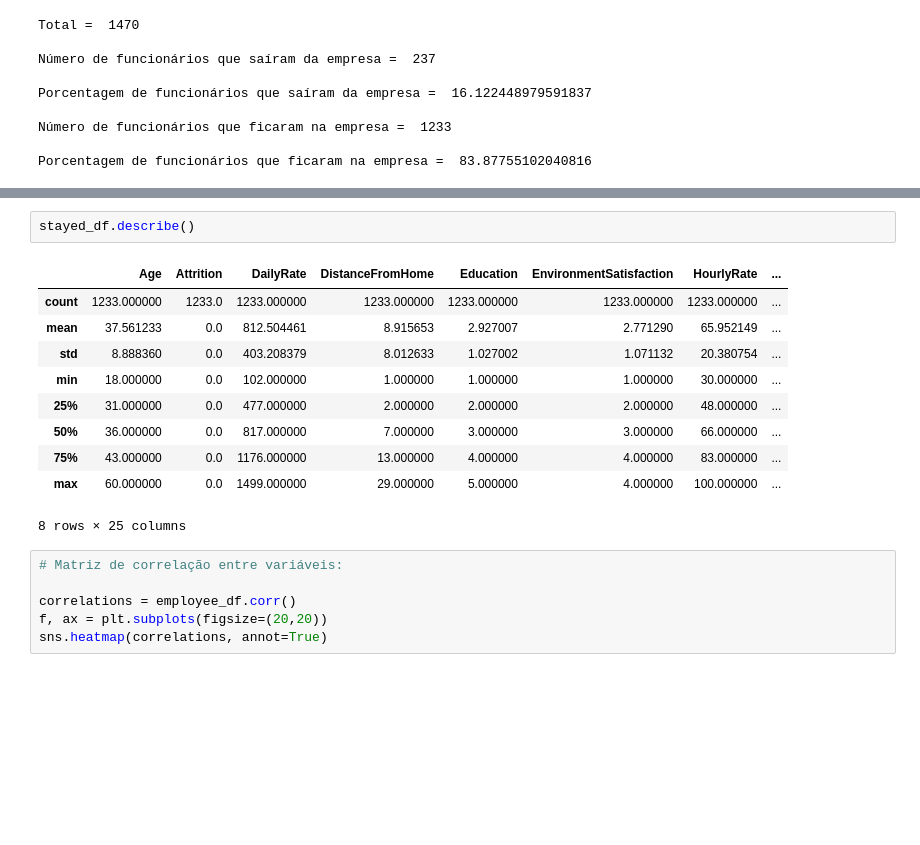
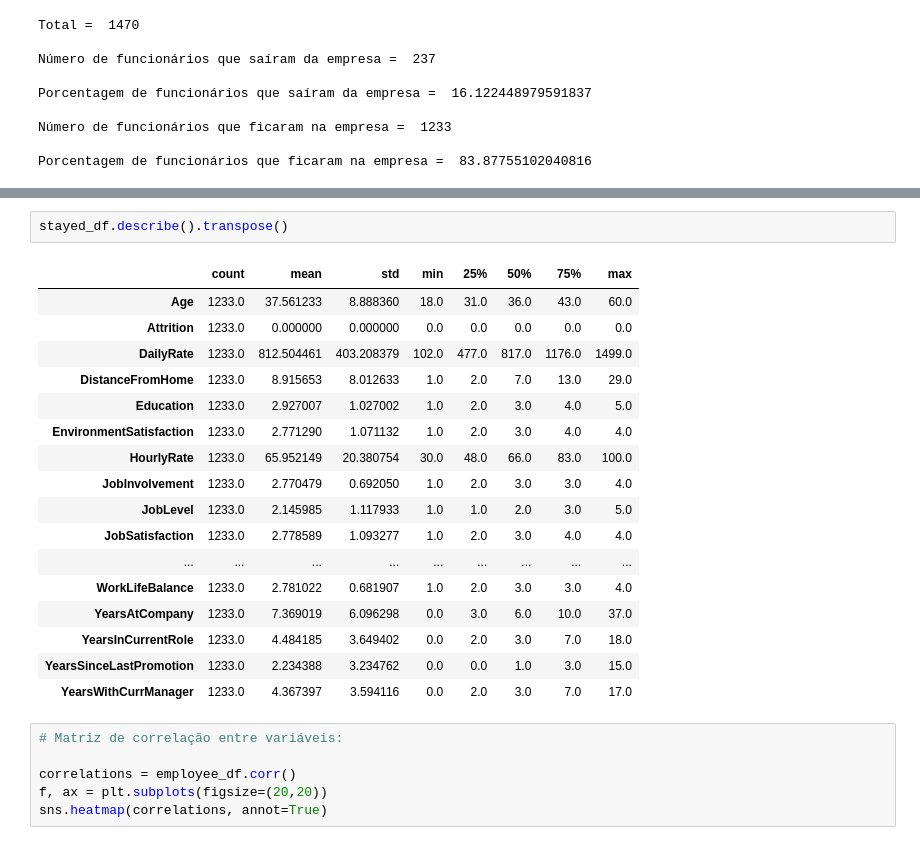
Before and after one commit to muriloWeber/Portfolio_Data_Science, a Jupyter notebook: projeto_rh/script/recursos_humanos_v1.ipynb, the cells around one changed output, grey strips where cells are left out. Drawn from its saved outputs; the diff is of its cells as text; blank space fills up the shorter version.

```diff
--- a/projeto_rh/script/recursos_humanos_v1.ipynb
+++ b/projeto_rh/script/recursos_humanos_v1.ipynb
@@ -192,16 +236,23 @@ left_df.describe()
 # %%
-stayed_df.describe()
+stayed_df.describe().transpose()
 # %% [output]
-|  | Age | Attrition | DailyRate | DistanceFromHome | Education | EnvironmentSatisfaction | HourlyRate | ... |
-| count | 1233.000000 | 1233.0 | 1233.000000 | 1233.000000 | 1233.000000 | 1233.000000 | 1233.000000 | ... |
-| mean | 37.561233 | 0.0 | 812.504461 | 8.915653 | 2.927007 | 2.771290 | 65.952149 | ... |
-| std | 8.888360 | 0.0 | 403.208379 | 8.012633 | 1.027002 | 1.071132 | 20.380754 | ... |
-| min | 18.000000 | 0.0 | 102.000000 | 1.000000 | 1.000000 | 1.000000 | 30.000000 | ... |
-| 25% | 31.000000 | 0.0 | 477.000000 | 2.000000 | 2.000000 | 2.000000 | 48.000000 | ... |
-| 50% | 36.000000 | 0.0 | 817.000000 | 7.000000 | 3.000000 | 3.000000 | 66.000000 | ... |
-| 75% | 43.000000 | 0.0 | 1176.000000 | 13.000000 | 4.000000 | 4.000000 | 83.000000 | ... |
-| max | 60.000000 | 0.0 | 1499.000000 | 29.000000 | 5.000000 | 4.000000 | 100.000000 | ... |
+|  | count | mean | std | min | 25% | 50% | 75% | max |
+| Age | 1233.0 | 37.561233 | 8.888360 | 18.0 | 31.0 | 36.0 | 43.0 | 60.0 |
+| Attrition | 1233.0 | 0.000000 | 0.000000 | 0.0 | 0.0 | 0.0 | 0.0 | 0.0 |
+| DailyRate | 1233.0 | 812.504461 | 403.208379 | 102.0 | 477.0 | 817.0 | 1176.0 | 1499.0 |
+| DistanceFromHome | 1233.0 | 8.915653 | 8.012633 | 1.0 | 2.0 | 7.0 | 13.0 | 29.0 |
+| Education | 1233.0 | 2.927007 | 1.027002 | 1.0 | 2.0 | 3.0 | 4.0 | 5.0 |
+| EnvironmentSatisfaction | 1233.0 | 2.771290 | 1.071132 | 1.0 | 2.0 | 3.0 | 4.0 | 4.0 |
+| HourlyRate | 1233.0 | 65.952149 | 20.380754 | 30.0 | 48.0 | 66.0 | 83.0 | 100.0 |
+| JobInvolvement | 1233.0 | 2.770479 | 0.692050 | 1.0 | 2.0 | 3.0 | 3.0 | 4.0 |
+| JobLevel | 1233.0 | 2.145985 | 1.117933 | 1.0 | 1.0 | 2.0 | 3.0 | 5.0 |
+| JobSatisfaction | 1233.0 | 2.778589 | 1.093277 | 1.0 | 2.0 | 3.0 | 4.0 | 4.0 |
+| ... | ... | ... | ... | ... | ... | ... | ... | ... |
+| WorkLifeBalance | 1233.0 | 2.781022 | 0.681907 | 1.0 | 2.0 | 3.0 | 3.0 | 4.0 |
+| YearsAtCompany | 1233.0 | 7.369019 | 6.096298 | 0.0 | 3.0 | 6.0 | 10.0 | 37.0 |
+| YearsInCurrentRole | 1233.0 | 4.484185 | 3.649402 | 0.0 | 2.0 | 3.0 | 7.0 | 18.0 |
+| YearsSinceLastPromotion | 1233.0 | 2.234388 | 3.234762 | 0.0 | 0.0 | 1.0 | 3.0 | 15.0 |
+| YearsWithCurrManager | 1233.0 | 4.367397 | 3.594116 | 0.0 | 2.0 | 3.0 | 7.0 | 17.0 |
-8 rows × 25 columns
 # %%
 # Matriz de correlação entre variáveis:
 
```
Also changed, not shown: parts of 4 cells of this notebook.
